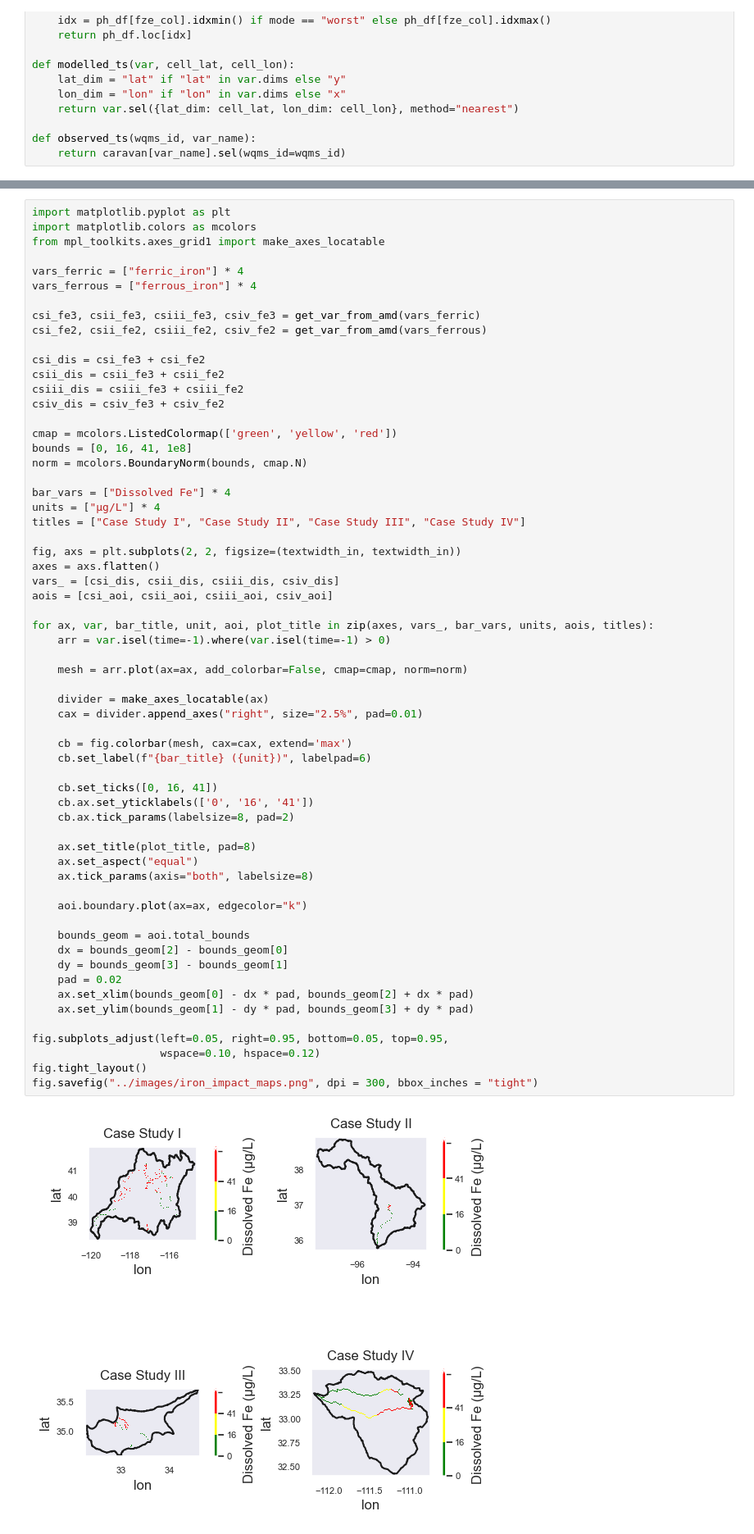
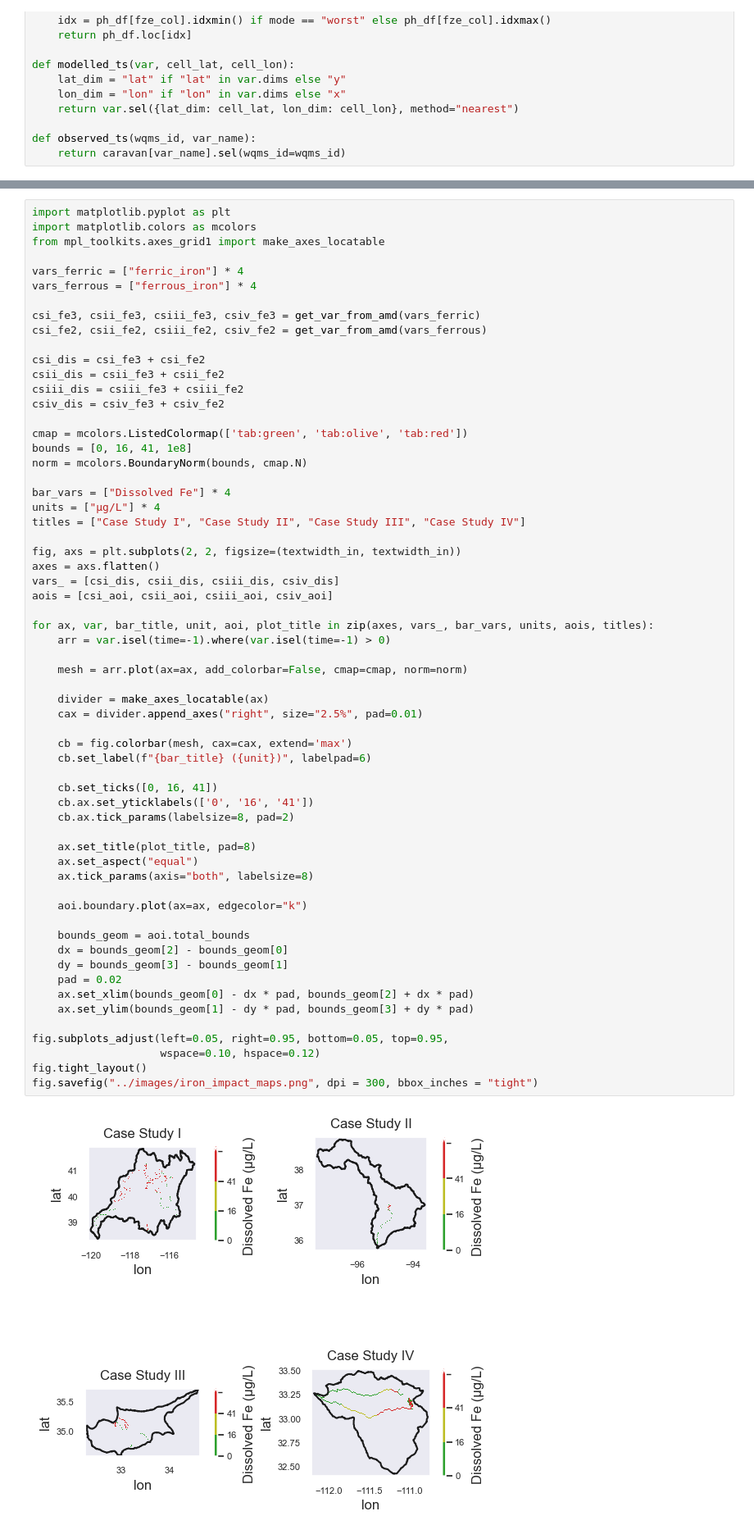
Before and after one commit to lgroenhart/AMDFLOW, a Jupyter notebook: val_plots.ipynb, the cells around one changed output, grey strips where cells are left out. Shown at 82% size. Saved outputs shown, nothing was run; the diff lists cells and outputs as text.

```diff
--- a/val_plots.ipynb
+++ b/val_plots.ipynb
@@ -1778,7 +1720,7 @@ csii_dis = csii_fe3 + csii_fe2
 csiii_dis = csiii_fe3 + csiii_fe2
 csiv_dis = csiv_fe3 + csiv_fe2
 
-cmap = mcolors.ListedColormap(['green', 'yellow', 'red'])
+cmap = mcolors.ListedColormap(['tab:green', 'tab:olive', 'tab:red'])
 bounds = [0, 16, 41, 1e8]
 norm = mcolors.BoundaryNorm(bounds, cmap.N)
 
@@ -1797,31 +1739,31 @@ for ax, var, bar_title, unit, aoi, plot_title in zip(axes, vars_, bar_vars, unit
     mesh = arr.plot(ax=ax, add_colorbar=False, cmap=cmap, norm=norm)
 
     divider = make_axes_locatable(ax)
     cax = divider.append_axes("right", size="2.5%", pad=0.01)
 
     cb = fig.colorbar(mesh, cax=cax, extend='max')
     cb.set_label(f"{bar_title} ({unit})", labelpad=6)
 
     cb.set_ticks([0, 16, 41])
     cb.ax.set_yticklabels(['0', '16', '41'])
     cb.ax.tick_params(labelsize=8, pad=2)
 
     ax.set_title(plot_title, pad=8)
     ax.set_aspect("equal")
     ax.tick_params(axis="both", labelsize=8)
 
     aoi.boundary.plot(ax=ax, edgecolor="k")
 
     bounds_geom = aoi.total_bounds
     dx = bounds_geom[2] - bounds_geom[0]
     dy = bounds_geom[3] - bounds_geom[1]
     pad = 0.02
     ax.set_xlim(bounds_geom[0] - dx * pad, bounds_geom[2] + dx * pad)
     ax.set_ylim(bounds_geom[1] - dy * pad, bounds_geom[3] + dy * pad)
 
 fig.subplots_adjust(left=0.05, right=0.95, bottom=0.05, top=0.95,
                     wspace=0.10, hspace=0.12)
 fig.tight_layout()
 fig.savefig("../images/iron_impact_maps.png", dpi = 300, bbox_inches = "tight")
 # %% [output]
-[figure, old version]
+[figure, new version]
```
Also changed, not shown: parts of 23 cells of this notebook.
